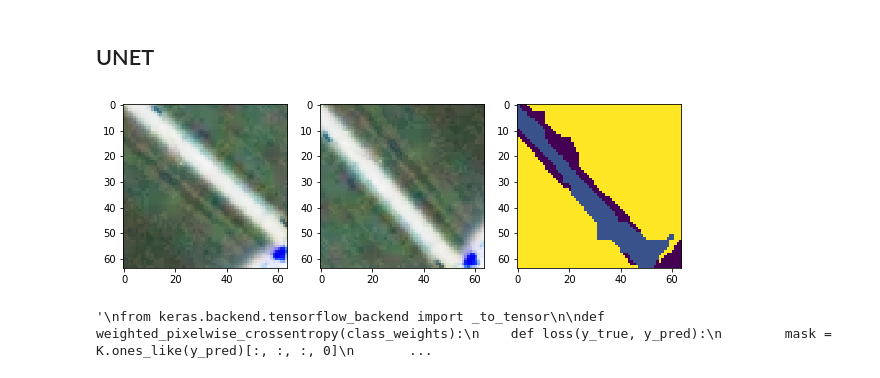
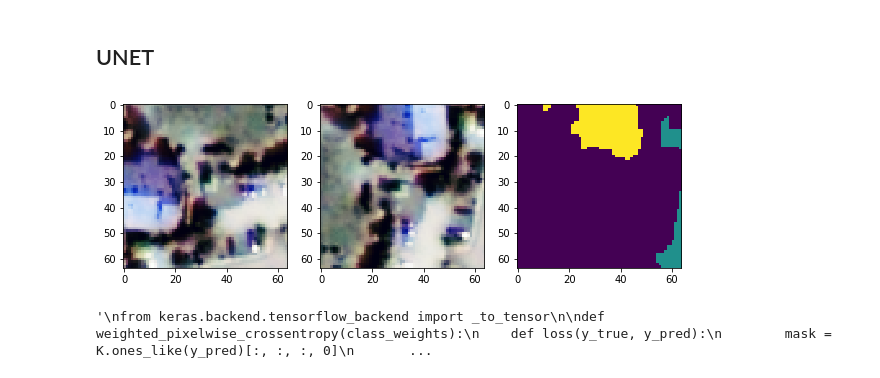
Before and after one commit to CyrilWendl/SIE-Master, a Jupyter notebook: Zurich/Zurich Land Cover Classification.ipynb, the cells around one changed output. Saved outputs shown, nothing was run; the diff lists cells and outputs as text; code cells hidden in the pictures.

```diff
--- a/Zurich/Zurich Land Cover Classification.ipynb
+++ b/Zurich/Zurich Land Cover Classification.ipynb
@@ -225,9 +225,3 @@ def get_gt_patches(images_gt, patch_size = 64):
     gt_patches =  np.asarray([gt_patches[i][j] for i in range(len(gt_patches)) for j in range(len(gt_patches[i]))])
     #patches = np.concatenate(patches, axis = 0)
     return np.asarray(gt_patches)
-# %%
-patch_size = 64
-im_patches = get_padded_patches(imgs, patch_size = patch_size, window_size = patch_size)
-gt_patches = get_gt_patches(gt, patch_size = patch_size)
-print(im_patches.shape)
-print(gt_patches.shape)
@@ -238,0 +232,19 @@ gt_patches_color=gt_label_to_color(gt_patches)
+# %%
+patch_size = 64
+
+# ids for training, validation and test sets (0-19)
+ids_train = np.arange(0,12)
+ids_val = np.arange(12,16)
+ids_test = np.arange(16,20)
+
+# get training, test and validation sets
+x_train = get_padded_patches(imgs[ids_train], patch_size = patch_size, window_size = patch_size)
+x_val = get_padded_patches(imgs[ids_val], patch_size = patch_size, window_size = patch_size)
+x_test = get_padded_patches(imgs[ids_test], patch_size = patch_size, window_size = patch_size)
+
+y_train = get_gt_patches(gt[ids_train], patch_size = patch_size)
+y_val = get_gt_patches(gt[ids_val], patch_size = patch_size)
+y_test = get_gt_patches(gt[ids_test], patch_size = patch_size)
+
+print(x_train.shape)
+print(y_train.shape)
@@ -285,13 +301,22 @@ from sklearn.utils import class_weight
 from keras.callbacks import *
 # %% [output]
 Using TensorFlow backend.
+# %%
+# create copies of original data
+x_train_im = x_train.copy()
+x_val_im = x_val.copy()
+x_test_im = x_test.copy()
+
+y_train_im = y_train.copy()
+y_val_im = y_val.copy()
+y_test_im = y_test.copy()
 # %%
-x_train_im, x_test, y_train_labels_im, y_test_labels  = train_test_split(im_patches, gt_patches, test_size=.2, random_state = 42)
-x_train_im, x_val_im, y_train_labels_im, y_val_labels_im  = train_test_split(x_train_im, y_train_labels_im, test_size=.25, random_state = 42)
+#x_train_im, x_test, y_train_labels_im, y_test_labels  = train_test_split(im_patches, gt_patches, test_size=.2, random_state = 42)
+#x_train_im, x_val_im, y_train_labels_im, y_val_labels_im  = train_test_split(x_train_im, y_train_labels_im, test_size=.25, random_state = 42)
 
-labels_unique = np.unique(y_train_labels_im.flatten())
+labels_unique = np.unique(y_train.flatten())
 print(labels_unique)
-class_weights = class_weight.compute_class_weight('balanced', labels_unique, y_train_labels_im.flatten())
+class_weights = class_weight.compute_class_weight('balanced', labels_unique, y_train.flatten())
 class_weights[0] = 0 # give less weight to background label class
 class_weights[5] = 1 # give less weight to bare soil class
 class_weights[8] = 1 # give less weight to swimming pool class
@@ -469,16 +494,16 @@ def augment_images_and_gt(im_patches, gt_patches, normalize=False, rf_h=True, rf
         return im_patches_t, gt_patches_t
 # %%
 img_idx = 14
-im_patches_vis, gt_patches_vis = augment_images_and_gt(x_train_im[img_idx], y_train_labels_im[img_idx], rf_h=True, rf_v=True, rot=True)
+im_patches_vis, gt_patches_vis = augment_images_and_gt(x_train_im[img_idx], y_train_im[img_idx], rf_h=True, rf_v=True, rot=True)
 
 fig, axes = plt.subplots(1,3)
 fig.set_size_inches((10,5))
 axes[0].imshow(x_train_im[img_idx][:,:,:3])
 axes[1].imshow(im_patches_vis[:,:,:3])
 axes[2].imshow(gt_patches_vis)
 plt.show()
 # %% [output]
-[figure, old version]
+[figure, new version]
 # %%
 # custom data generator
 def batch_generator(X, y, batch_size, data_augmentation=False):
```
Also changed, not shown: parts of 38 cells of this notebook, 3 other files.
